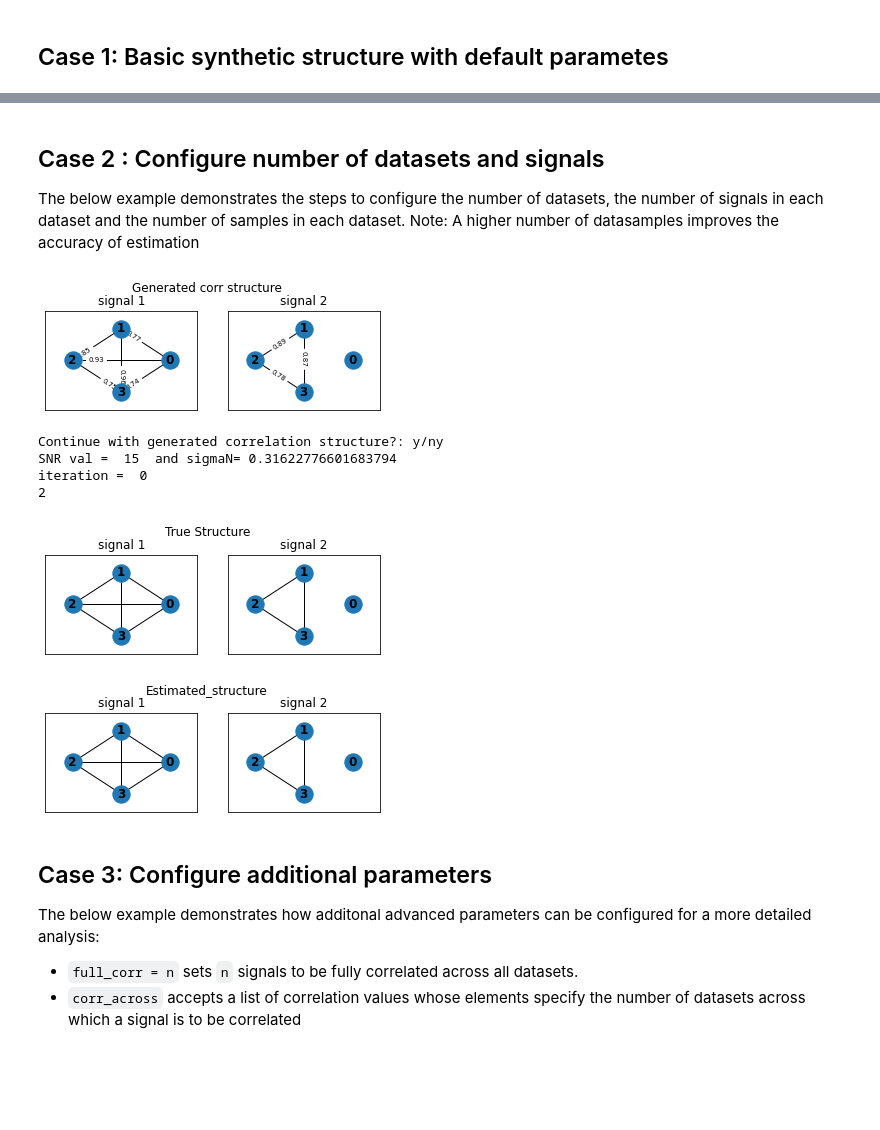
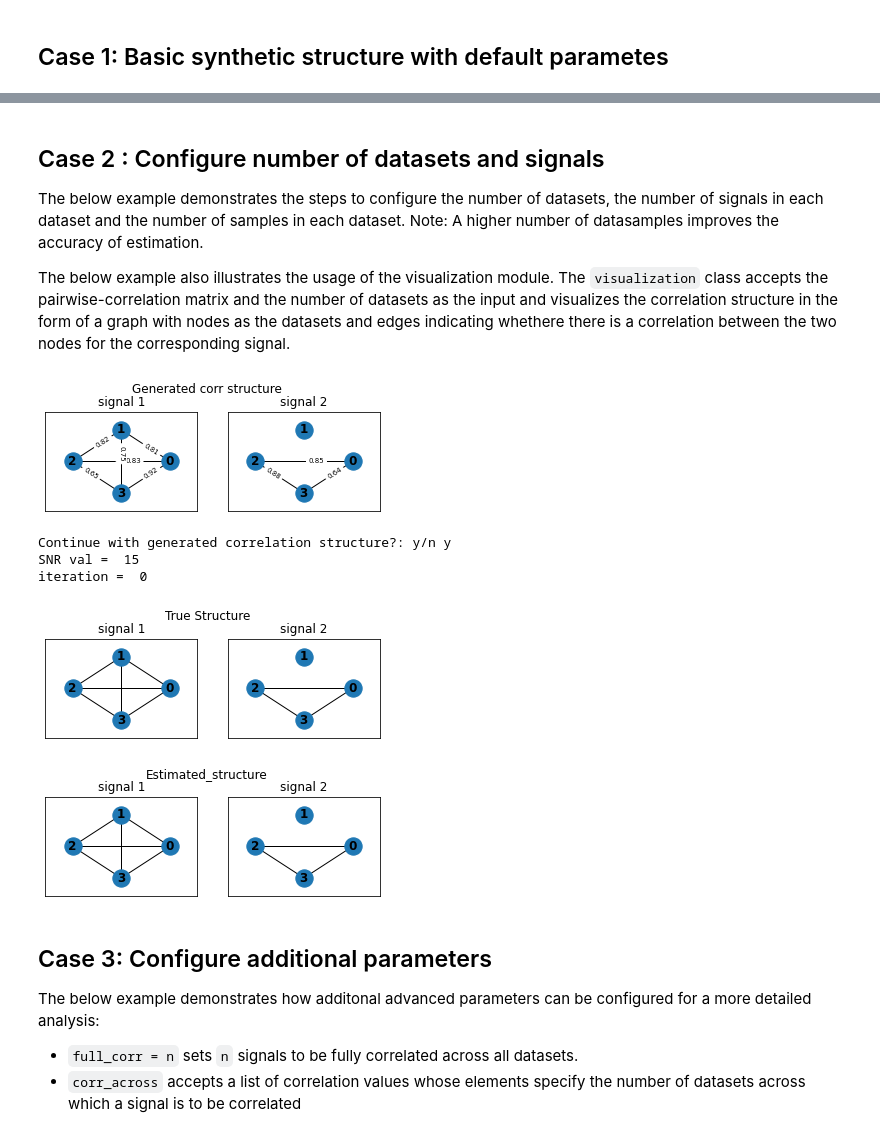
Before and after one commit to praneeth-b/Correlation-Analysis-in-High-Dimensional-Data, a Jupyter notebook: multipleDatasets/examples/example.py.ipynb, the cells around one changed output, grey strips where cells are left out. Drawn from its saved outputs; the diff is of its cells as text; code cells hidden in the pictures; blank space fills up the shorter version.

```diff
--- a/multipleDatasets/examples/example.py.ipynb
+++ b/multipleDatasets/examples/example.py.ipynb
@@ -41,27 +43,35 @@ iteration =  0
 # %% [markdown]
 ## Case 2 : Configure number of datasets and signals
 The below example demonstrates the steps to configure the number of datasets, the number of signals in each dataset and the number of samples in each dataset.
-Note: A higher number of datasamples improves the accuracy of estimation
+Note: A higher number of datasamples improves the accuracy of estimation.
+
+The below example also illustrates the usage of the visualization module. The `visualization` class accepts the pairwise-correlation matrix and the number of datasets as the input and visualizes the correlation structure in the form of a graph with nodes as the datasets and edges indicating whethere there is a correlation between the two nodes for the corresponding signal.
 # %%
+n_sets=4
 estimator2 = MultidimensionalCorrelationAnalysis(
-                                                 n_sets = 4,      # number of datasets
+                                                 n_sets = n_sets,      # number of datasets
                                                  signum = 3,      # number of signals per dataset
                                                  M = 500,         # number of samples per dataset
                                                  tot_dims=3, # dimension of the signal after mixing
                                                  percentage_corr=True, # Flag to indicate percentage inputs
                                                  corr_input=[100, 75]  # Correlation of the i'th signal as list
                                                 )
 
-estimator2.generate_structure(disp_struc=True)
-st, d_hat = estimator2.run()
+corr_truth = estimator2.generate_structure(disp_struc=True)
+corr_estimate, d_hat = estimator2.run(disp_struc=False)
+
+viz = visualization(graph_matrix=corr_truth,  num_dataset=n_sets, label_edge=False)
+viz.visualize("True Structure")
+
+viz_op = visualization(graph_matrix=corr_estimate, num_dataset=n_sets, label_edge=False)
+viz_op.visualize("Estimated_structure")
 # %% [output]
-[figure, old version]
+[figure, new version]
-Continue with generated correlation structure?: y/ny
-SNR val =  15  and sigmaN= 0.31622776601683794
+Continue with generated correlation structure?: y/n y
+SNR val =  15
 iteration =  0
-2
-[figure, old version]
+[figure, new version]
-[figure, old version]
+[figure, new version]
 # %% [markdown]
 ## Case 3: Configure additional parameters
 
```
Also changed, not shown: parts of 4 cells of this notebook, 5 other files.
